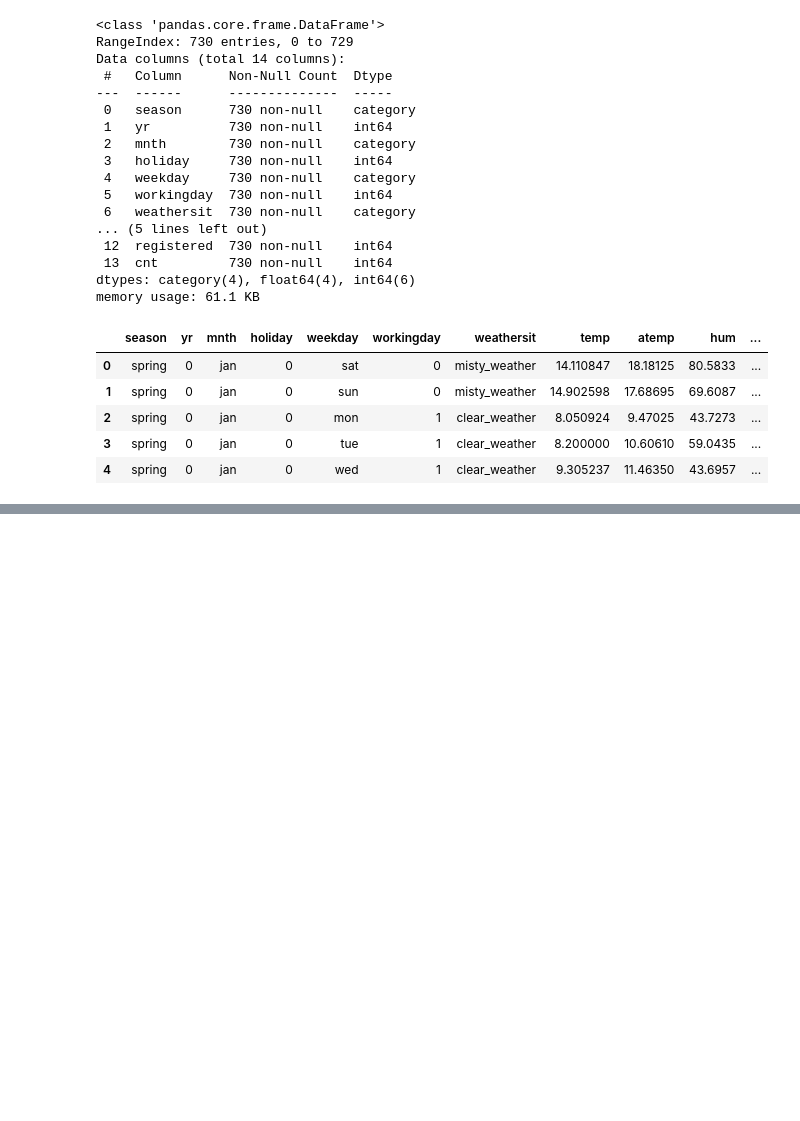
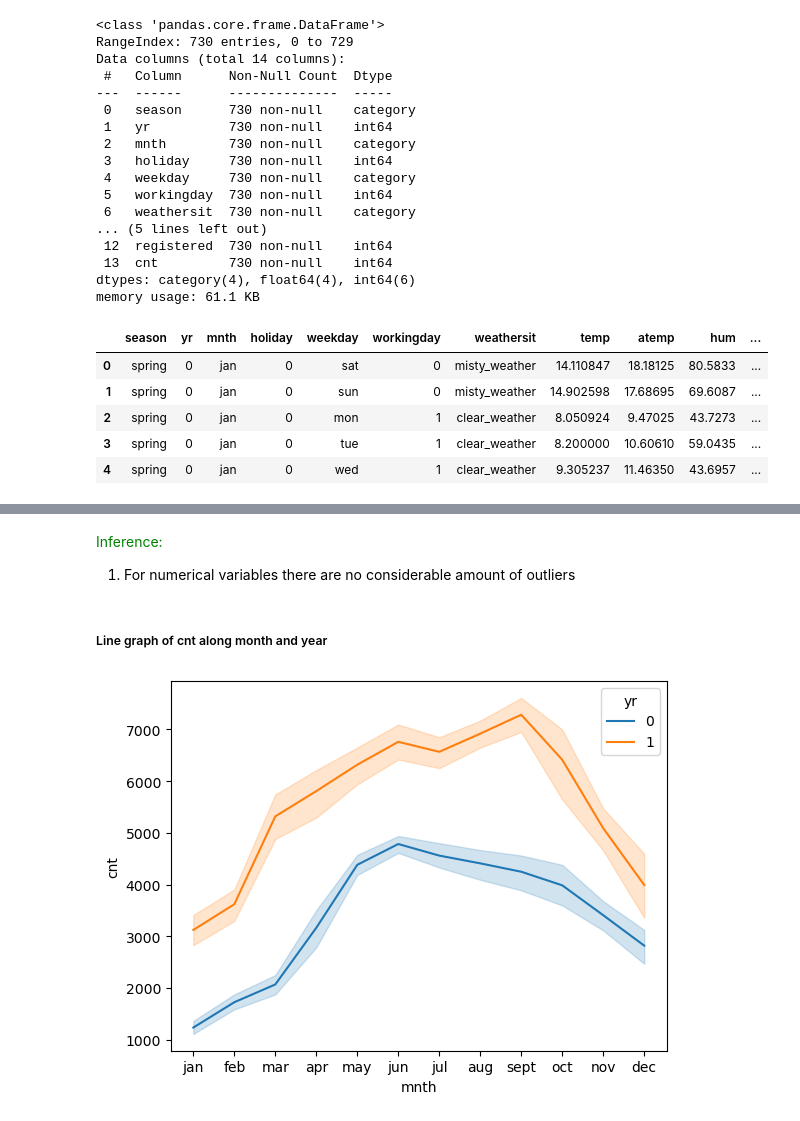
Before and after one commit to sunilkumarrudragada/bike-sharing-linear-regression, a Jupyter notebook: bike_sharing_linear_regression.ipynb, the cells around one changed output, grey strips where cells are left out. Drawn from its saved outputs; the diff is of its cells as text; code cells hidden in the pictures; blank space fills up the shorter version.

```diff
--- a/bike_sharing_linear_regression.ipynb
+++ b/bike_sharing_linear_regression.ipynb
@@ -159,0 +184,11 @@ df.head()
+# %% [markdown]
+<span style="color:green">Inference: </br>
+1. For numerical variables there are no considerable amount of outliers </br>
+</span>
+# %% [markdown]
+##### Line graph of cnt along month and year
+# %%
+sns.lineplot(data=df, x='mnth', y='cnt', hue='yr')
+plt.show()
+# %% [output]
+[figure, added]
```
Also changed, not shown: parts of 8 cells of this notebook.
